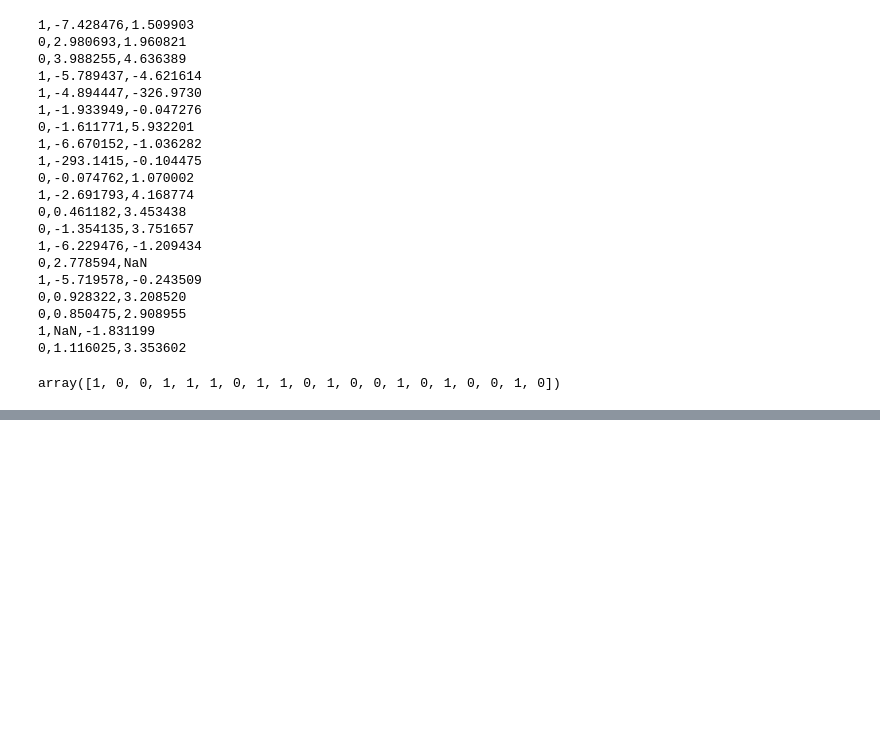
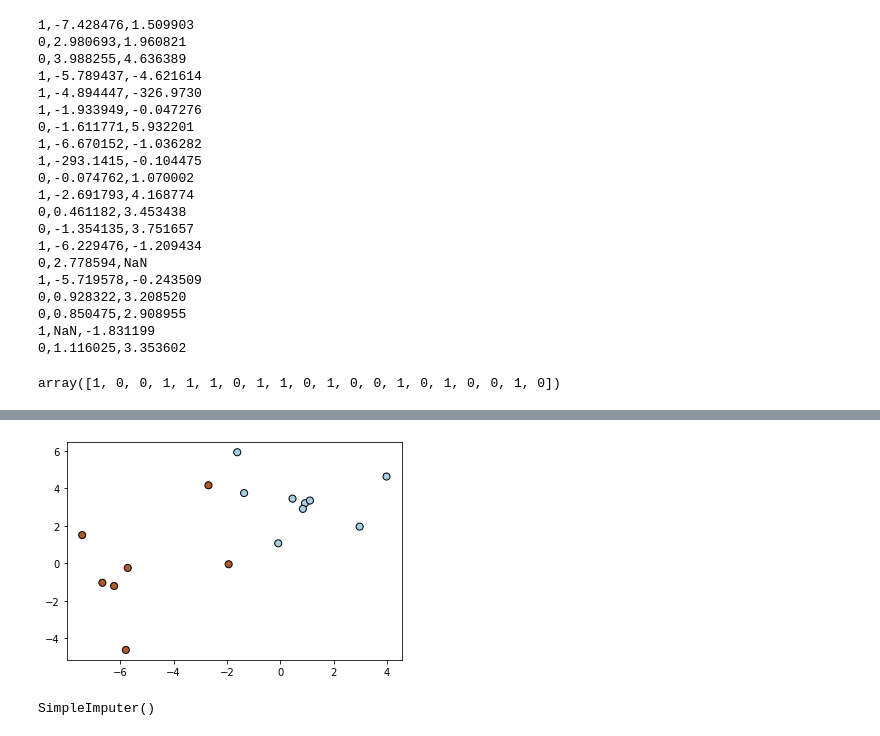
Before and after one commit to AkiraTakahashi0906/PythonStudy, a Jupyter notebook: sklearn7.ipynb, the cells around one changed output, grey strips where cells are left out. Saved outputs shown, nothing was run; the diff lists cells and outputs as text; code cells hidden in the pictures; blank space fills up the shorter version.

Commit message:
sklearn7

```diff
--- a/sklearn7.ipynb
+++ b/sklearn7.ipynb
@@ -36,0 +121,3 @@ X = data[4:]
+# %%
+X2 = X1[(abs(X1[:,0])<10) & (abs(X1[:,1])<10)]
+y2 = y1[(abs(X1[:,0])<10) & (abs(X1[:,1])<10)]
@@ -37,3 +144,14 @@ X = data[4:]
+# %%
+plt.scatter(X2[:, 0], X2[:, 1], c=y2, s=50, edgecolors='k');
+# %% [output]
+[figure, added]
+# %%
+#NaNを平均値で埋める
+from sklearn.impute import SimpleImputer as Imputer
+missing_value_to_mean = Imputer()
+missing_value_to_mean.fit(X)
+# %% [output]
+SimpleImputer()
 # %%
 X
 # %% [output]
```
Also changed, not shown: parts of 17 cells of this notebook, 1 other file.
